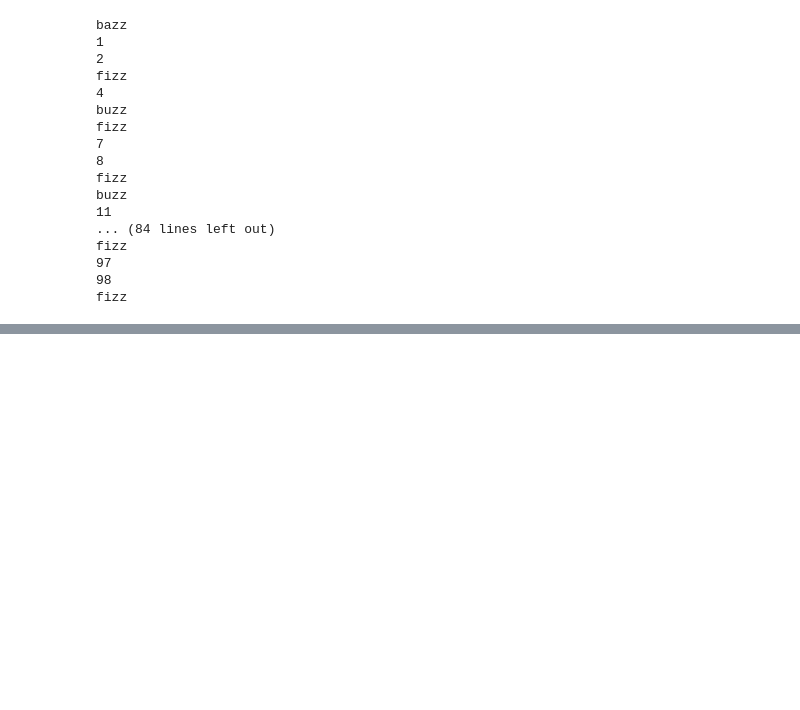
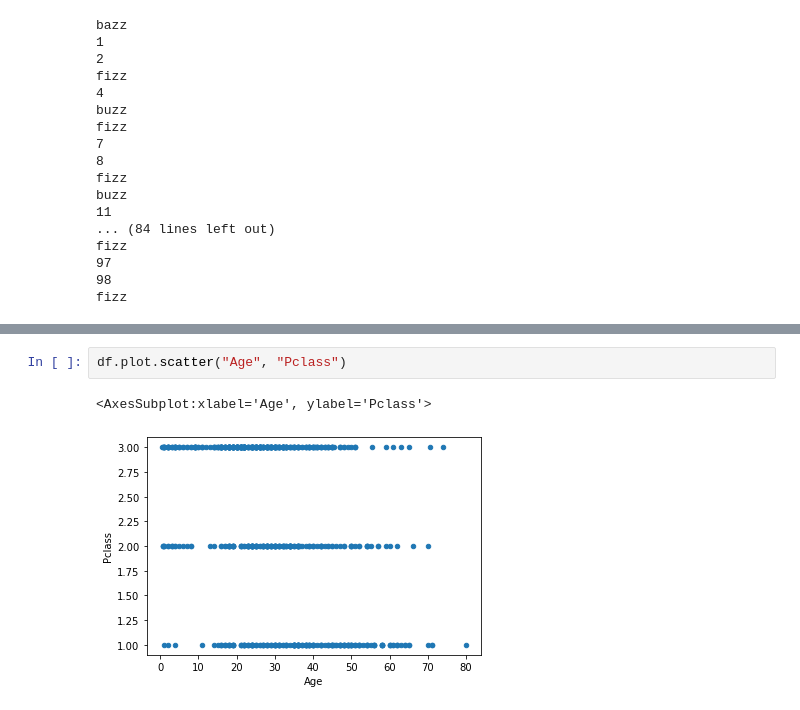
Before and after one commit to komi24/OrsysIntro1022, a Jupyter notebook: Partie1.ipynb, the cells around one changed output, grey strips where cells are left out. Saved outputs shown, nothing was run; the diff lists cells and outputs as text; blank space fills up the shorter version.

```diff
--- a/Partie1.ipynb
+++ b/Partie1.ipynb
@@ -423,0 +599,5 @@ Pendant 10 tours faire bouger aléatoirement les voitures (position += random(-4
+# %%
+df.plot.scatter("Age", "Pclass")
+# %% [output]
+<AxesSubplot:xlabel='Age', ylabel='Pclass'>
+[figure, added]
```
Also changed, not shown: parts of 52 cells of this notebook.
